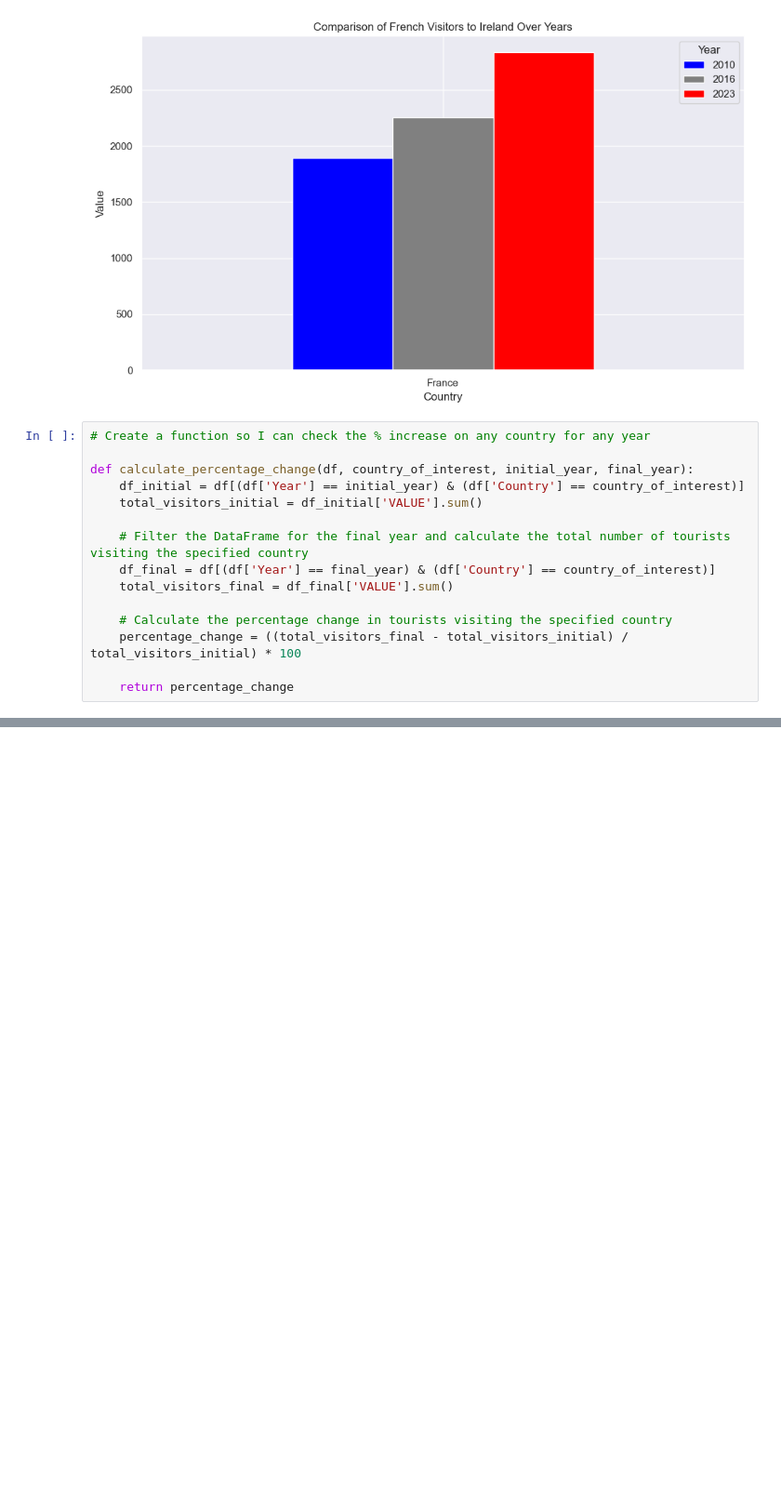
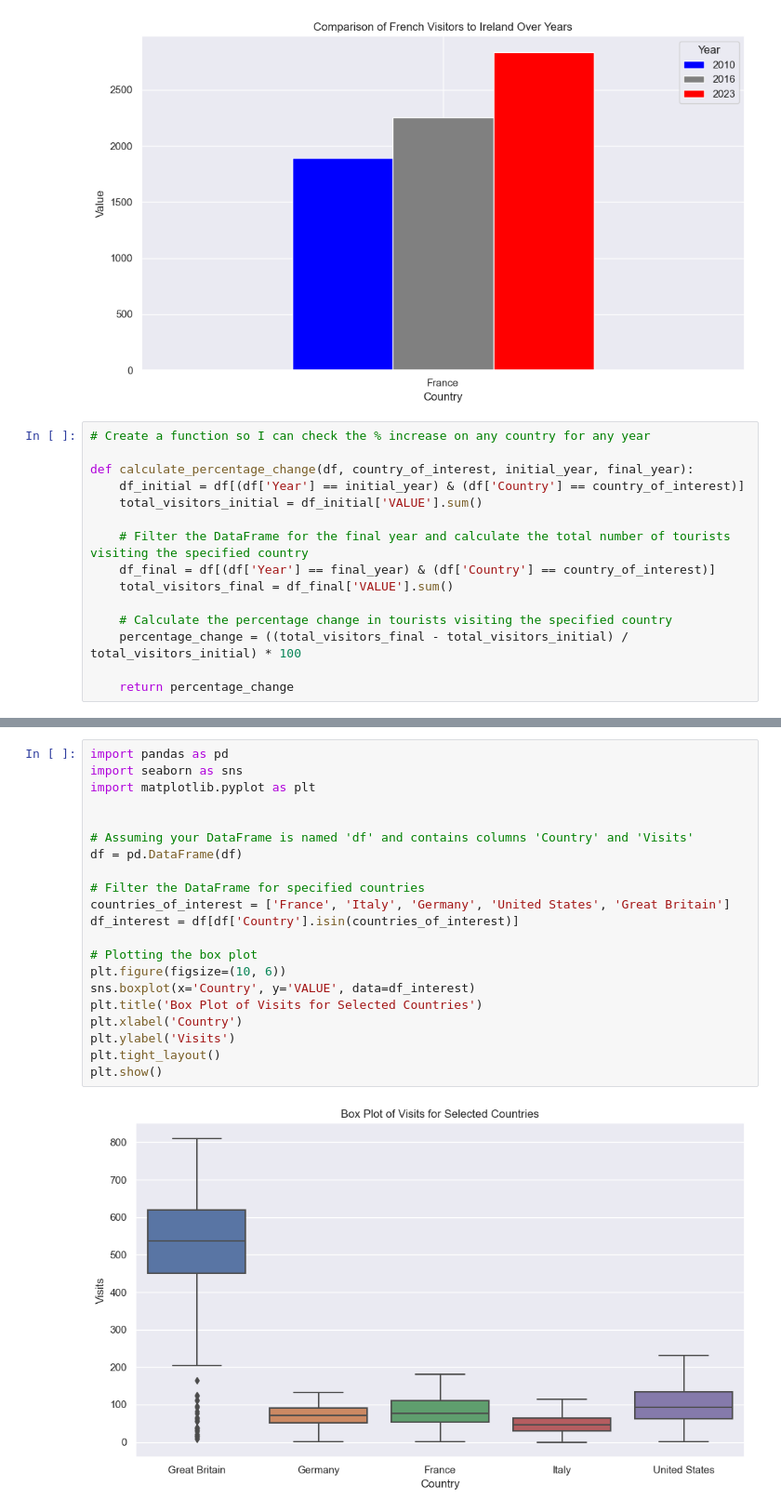
Before and after one commit to CoreyLouiseHughes/CA1_Tourism_CoreyHughes, a Jupyter notebook: Tourism_CA1.ipynb, the cells around one changed output, grey strips where cells are left out. Shown at 93% size. Drawn from its saved outputs; the diff is of its cells as text; blank space fills up the shorter version.

```diff
--- a/Tourism_CA1.ipynb
+++ b/Tourism_CA1.ipynb
@@ -493,0 +541,23 @@ Percentage change in tourists visiting United States from 2016 to 2023: 32.18%
+# %%
+import pandas as pd
+import seaborn as sns
+import matplotlib.pyplot as plt
+
+
+# Assuming your DataFrame is named 'df' and contains columns 'Country' and 'Visits'
+df = pd.DataFrame(df)
+
+# Filter the DataFrame for specified countries
+countries_of_interest = ['France', 'Italy', 'Germany', 'United States', 'Great Britain']
+df_interest = df[df['Country'].isin(countries_of_interest)]
+
+# Plotting the box plot
+plt.figure(figsize=(10, 6))
+sns.boxplot(x='Country', y='VALUE', data=df_interest)
+plt.title('Box Plot of Visits for Selected Countries')
+plt.xlabel('Country')
+plt.ylabel('Visits')
+plt.tight_layout()
+plt.show()
+# %% [output]
+[figure, added]
```
Also changed, not shown: parts of 5 cells of this notebook.
